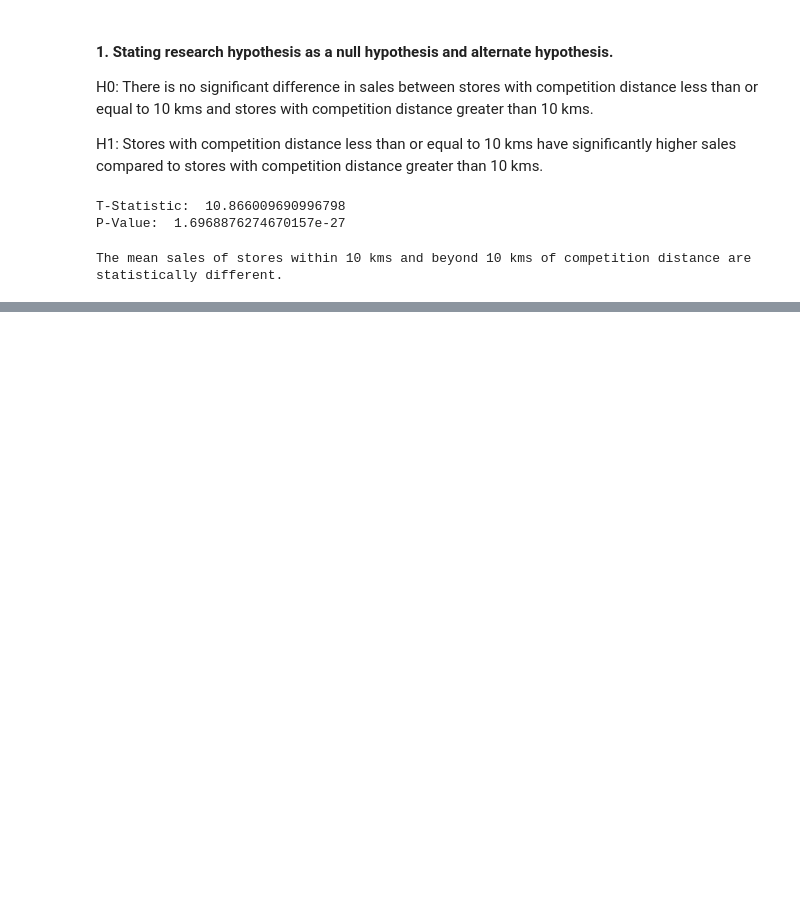
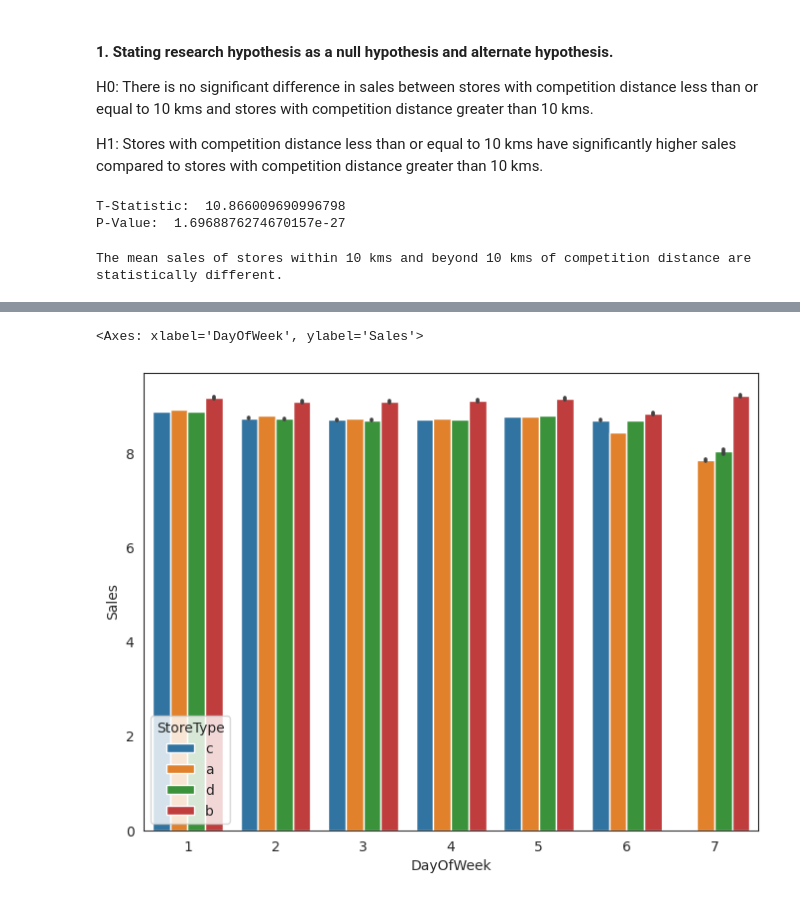
Before and after one commit to shrikantkute/Retail_Sales_Prediction, a Jupyter notebook: Retail_Sales_Prediction_Shrikant_Kute.ipynb, the cells around one changed output, grey strips where cells are left out. Drawn from its saved outputs; the diff is of its cells as text; code cells hidden in the pictures; blank space fills up the shorter version.

```diff
--- a/Retail_Sales_Prediction_Shrikant_Kute.ipynb
+++ b/Retail_Sales_Prediction_Shrikant_Kute.ipynb
@@ -869,0 +939,9 @@ The mean sales of stores within 10 kms and beyond 10 kms of competition distance
+# %%
+# Combining CompetitionOpen since Month and Year into total months
+df1['CompetitionOpen'] = (df1['Year'] - df1['CompetitionOpenSinceYear'])*12 + (df1['Month'] - df1['CompetitionOpenSinceMonth'])
+
+# Correcting the negative values
+df1['CompetitionOpen'] = df1['CompetitionOpen'].apply(lambda x:0 if x < 0 else x)
+
+# Dropping both the columns
+df1.drop(['CompetitionOpenSinceMonth','CompetitionOpenSinceYear'], axis=1,inplace=True)
@@ -869,0 +1062,7 @@ The mean sales of stores within 10 kms and beyond 10 kms of competition distance
+# %%
+# Let's explore Store Type and Day Of Week
+plt.rcParams['figure.figsize'] = (8, 6)
+sns.barplot(x=df1['DayOfWeek'],y=df1["Sales"],hue=df1['StoreType'])
+# %% [output]
+<Axes: xlabel='DayOfWeek', ylabel='Sales'>
+[figure, added]
```
Also changed, not shown: parts of 35 cells of this notebook.
